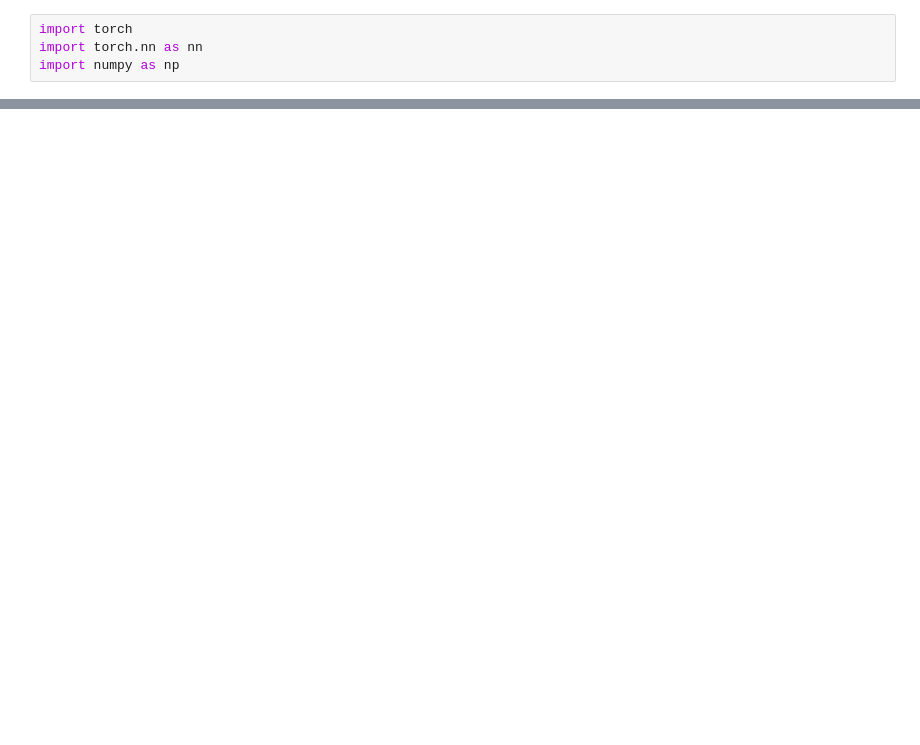
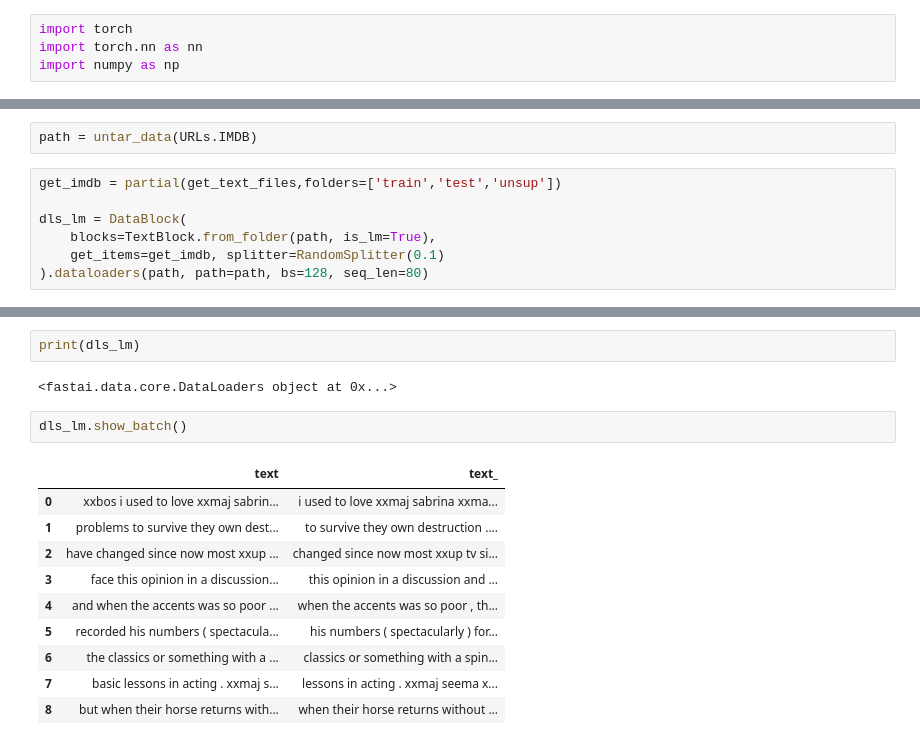
Before and after one commit to chTeut/gnn_project, a Jupyter notebook: IMDB_pre_processing.ipynb, the cells around one changed output, grey strips where cells are left out. Saved outputs shown, nothing was run; the diff lists cells and outputs as text; blank space fills up the shorter version.

```diff
--- a/IMDB_pre_processing.ipynb
+++ b/IMDB_pre_processing.ipynb
@@ -23,0 +7,9 @@ ModuleNotFoundError: No module named 'fastai'
+# %%
+path = untar_data(URLs.IMDB)
+# %%
+get_imdb = partial(get_text_files,folders=['train','test','unsup'])
+
+dls_lm = DataBlock(
+    blocks=TextBlock.from_folder(path, is_lm=True),
+    get_items=get_imdb, splitter=RandomSplitter(0.1)
+).dataloaders(path, path=path, bs=128, seq_len=80)
@@ -23,0 +33,17 @@ ModuleNotFoundError: No module named 'fastai'
+# %%
+print(dls_lm)
+# %% [output]
+<fastai.data.core.DataLoaders object at 0x...>
+# %%
+dls_lm.show_batch()
+# %% [output]
+|  | text | text_ |
+| 0 | xxbos i used to love xxmaj sabrin... | i used to love xxmaj sabrina xxma... |
+| 1 | problems to survive they own dest... | to survive they own destruction .... |
+| 2 | have changed since now most xxup ... | changed since now most xxup tv si... |
+| 3 | face this opinion in a discussion... | this opinion in a discussion and ... |
+| 4 | and when the accents was so poor ... | when the accents was so poor , th... |
+| 5 | recorded his numbers ( spectacula... | his numbers ( spectacularly ) for... |
+| 6 | the classics or something with a ... | classics or something with a spin... |
+| 7 | basic lessons in acting . xxmaj s... | lessons in acting . xxmaj seema x... |
+| 8 | but when their horse returns with... | when their horse returns without ... |
```
Also changed, not shown: parts of 7 cells of this notebook, 1 other file.
